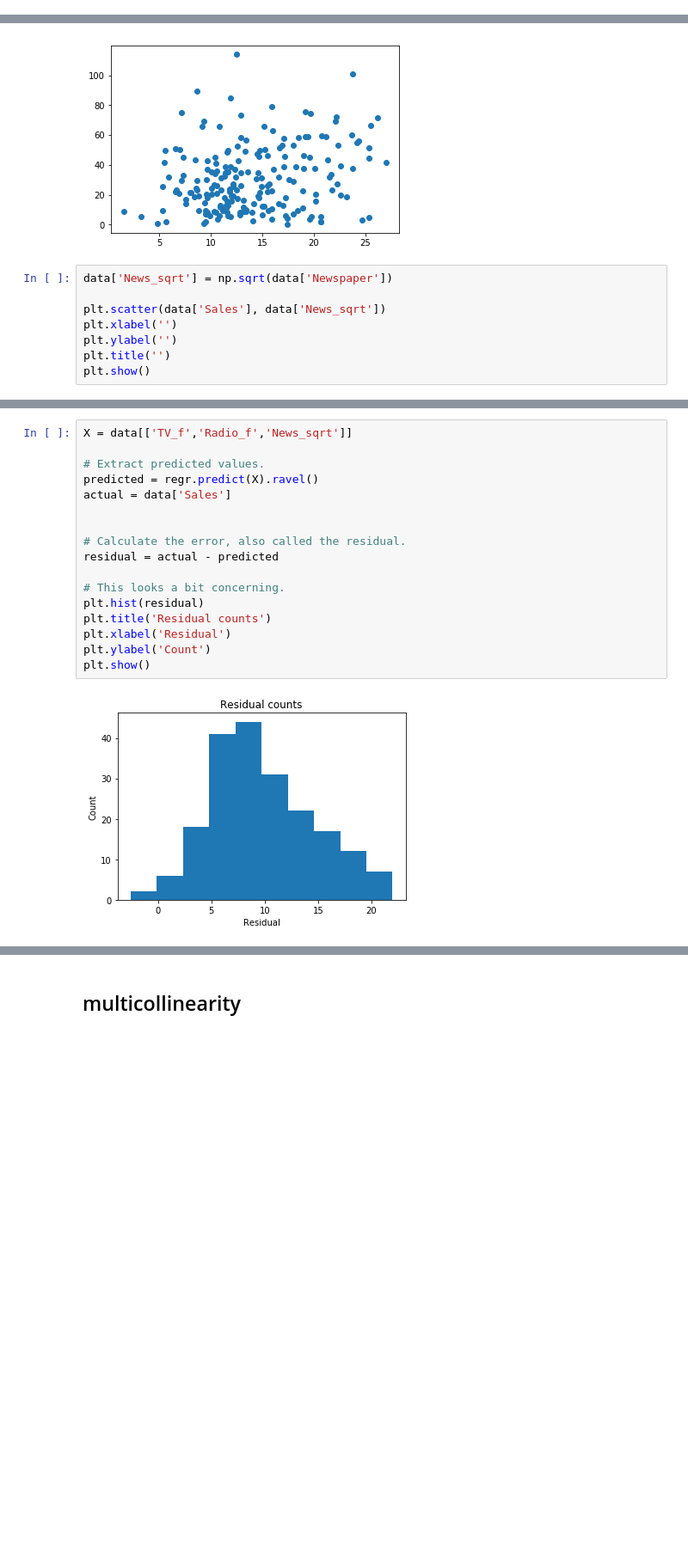
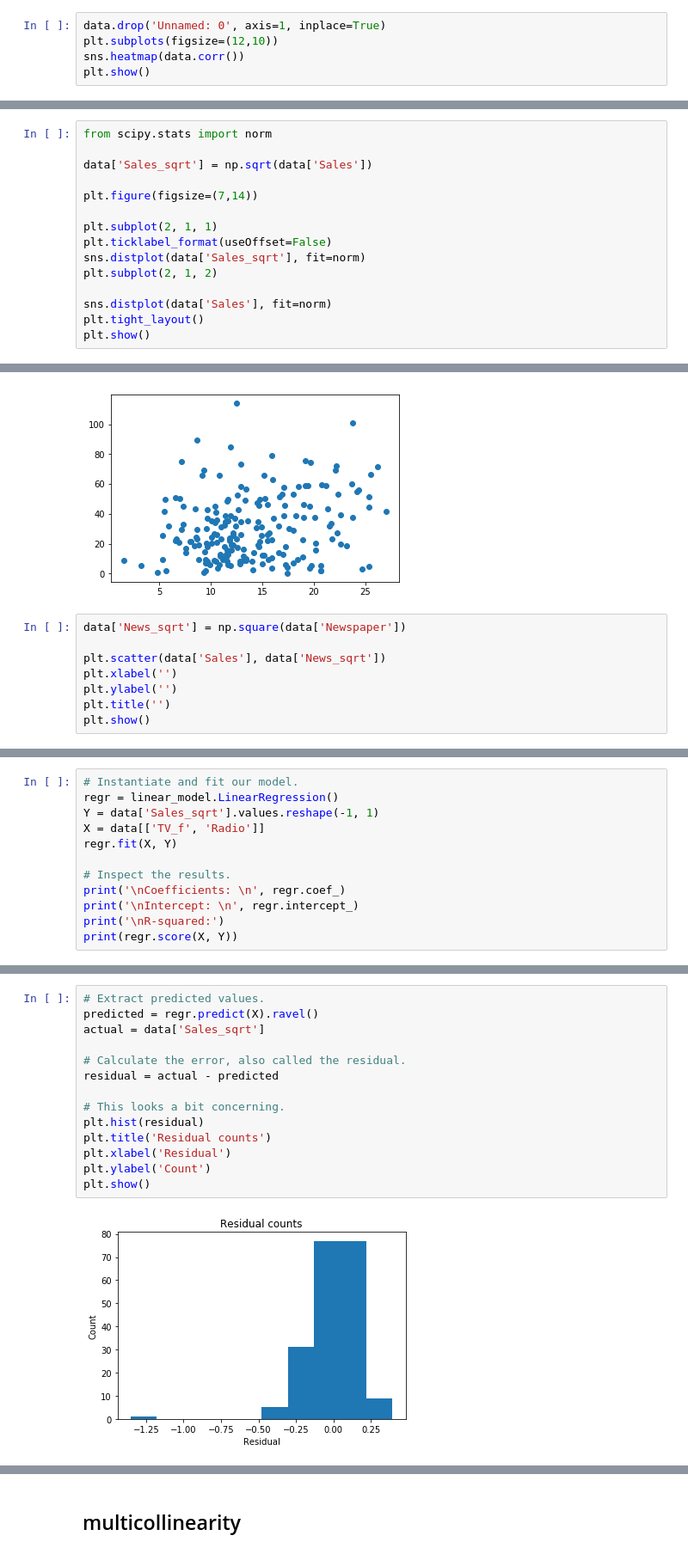
Before and after one commit to Audio88/linear_regression_prac, a Jupyter notebook: Data_transform_practice_drill.ipynb, the cells around one changed output, grey strips where cells are left out. Shown at 86% size. Drawn from its saved outputs; the diff is of its cells as text; blank space fills up the shorter version.

```diff
--- a/Data_transform_practice_drill.ipynb
+++ b/Data_transform_practice_drill.ipynb
@@ -72,0 +35,5 @@ plt.show()
+# %%
+data.drop('Unnamed: 0', axis=1, inplace=True)
+plt.subplots(figsize=(12,10))
+sns.heatmap(data.corr())
+plt.show()
@@ -72,0 +42,15 @@ plt.show()
+# %%
+from scipy.stats import norm
+
+data['Sales_sqrt'] = np.sqrt(data['Sales'])
+
+plt.figure(figsize=(7,14))
+
+plt.subplot(2, 1, 1)
+plt.ticklabel_format(useOffset=False)
+sns.distplot(data['Sales_sqrt'], fit=norm)
+plt.subplot(2, 1, 2)
+
+sns.distplot(data['Sales'], fit=norm)
+plt.tight_layout()
+plt.show()
@@ -79,7 +90,7 @@ plt.show()
 # %% [output]
 [figure]
 # %%
-data['News_sqrt'] = np.sqrt(data['Newspaper'])
+data['News_sqrt'] = np.square(data['Newspaper'])
 
 plt.scatter(data['Sales'], data['News_sqrt'])
 plt.xlabel('')
@@ -129,0 +137,12 @@ plt.show()
+# %%
+# Instantiate and fit our model.
+regr = linear_model.LinearRegression()
+Y = data['Sales_sqrt'].values.reshape(-1, 1)
+X = data[['TV_f', 'Radio']]
+regr.fit(X, Y)
+
+# Inspect the results.
+print('\nCoefficients: \n', regr.coef_)
+print('\nIntercept: \n', regr.intercept_)
+print('\nR-squared:')
+print(regr.score(X, Y))
@@ -130,19 +160,16 @@ plt.show()
 # %%
-X = data[['TV_f','Radio_f','News_sqrt']]
-
 # Extract predicted values.
 predicted = regr.predict(X).ravel()
-actual = data['Sales']
-
+actual = data['Sales_sqrt']
 
 # Calculate the error, also called the residual.
 residual = actual - predicted
 
 # This looks a bit concerning.
 plt.hist(residual)
 plt.title('Residual counts')
 plt.xlabel('Residual')
 plt.ylabel('Count')
 plt.show()
 # %% [output]
-[figure, old version]
+[figure, new version]
```
Also changed, not shown: parts of 18 cells of this notebook.
